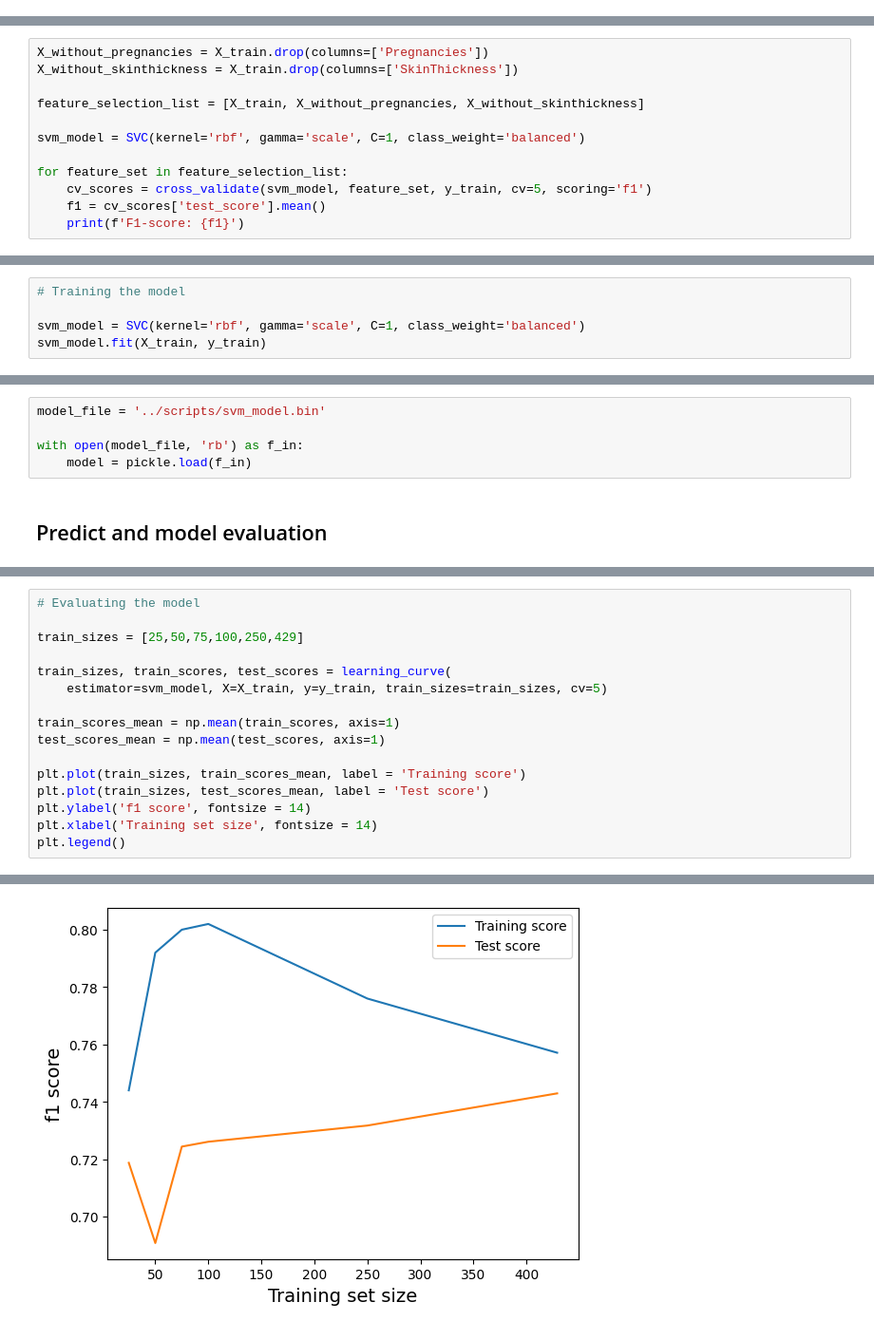
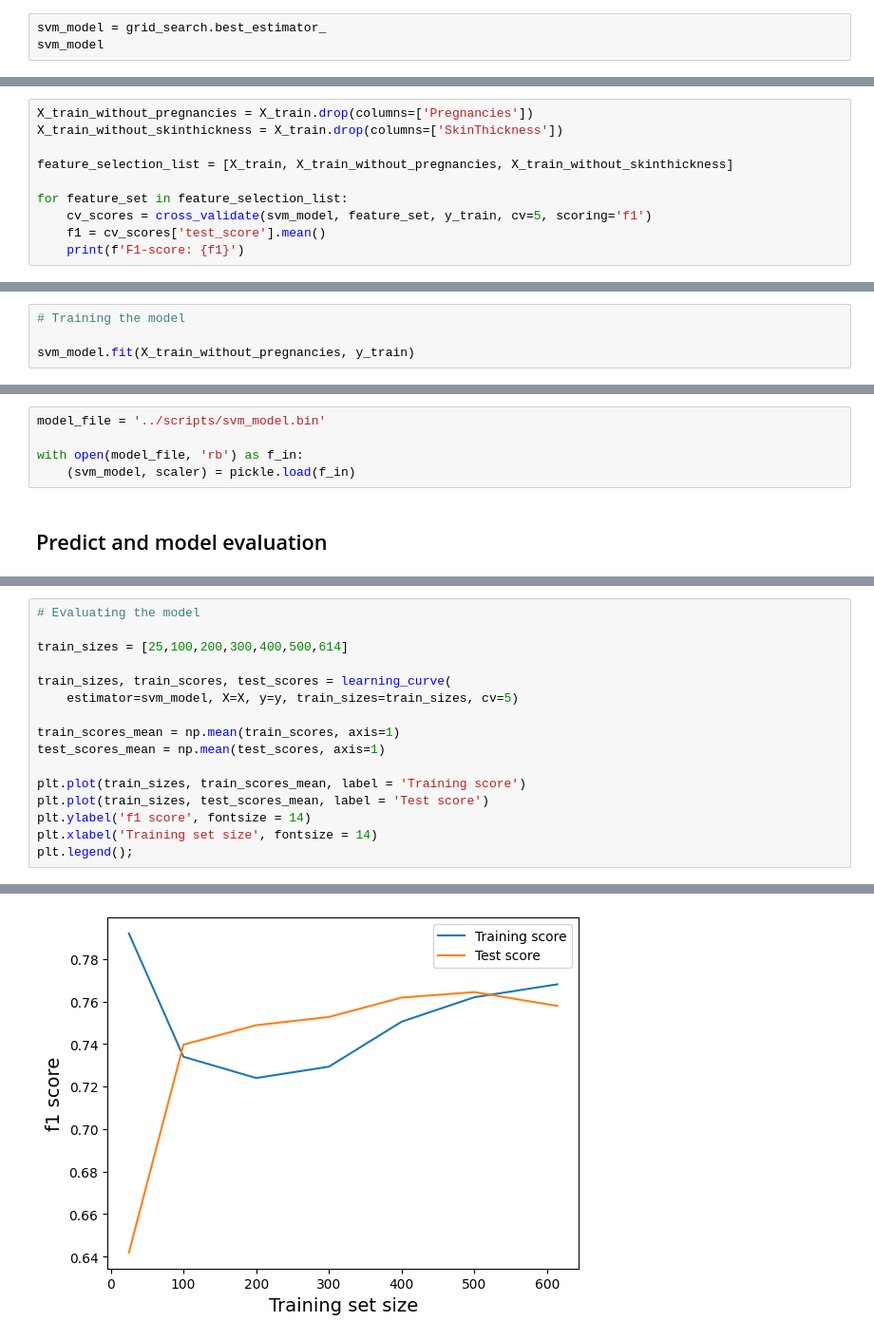
Before and after one commit to StefanieSenger/DiabetesAlert, a Jupyter notebook: notebooks/notebook.ipynb, the cells around one changed output, grey strips where cells are left out. Shown at 95% size. Saved outputs shown, nothing was run; the diff lists cells and outputs as text.

```diff
--- a/notebooks/notebook.ipynb
+++ b/notebooks/notebook.ipynb
@@ -237,3 +241,6 @@ Fitting 5 folds for each of 48 candidates, totalling 240 fits
 grid_search.best_params_
 # %% [output]
 {'C': 0.7, 'class_weight': 'balanced', 'gamma': 'scale', 'kernel': 'linear'}
+# %%
+svm_model = grid_search.best_estimator_
+svm_model
@@ -240,12 +249,10 @@ grid_search.best_params_
 # %% [markdown]
 After the grid search the SVM model has increased the F1 score by some percentages. Let's also experiment with feature selection for a moment:
 # %%
-X_without_pregnancies = X_train.drop(columns=['Pregnancies'])
-X_without_skinthickness = X_train.drop(columns=['SkinThickness'])
+X_train_without_pregnancies = X_train.drop(columns=['Pregnancies'])
+X_train_without_skinthickness = X_train.drop(columns=['SkinThickness'])
 
-feature_selection_list = [X_train, X_without_pregnancies, X_without_skinthickness]
-
-svm_model = SVC(kernel='rbf', gamma='scale', C=1, class_weight='balanced')
+feature_selection_list = [X_train, X_train_without_pregnancies, X_train_without_skinthickness]
 
 for feature_set in feature_selection_list:
     cv_scores = cross_validate(svm_model, feature_set, y_train, cv=5, scoring='f1')
@@ -262,6 +269,5 @@ Despite some correlation (as we have seen above when plotting the heat map), the
 # %%
 # Training the model
 
-svm_model = SVC(kernel='rbf', gamma='scale', C=1, class_weight='balanced')
-svm_model.fit(X_train, y_train)
+svm_model.fit(X_train_without_pregnancies, y_train)
 # %% [output]
@@ -279,7 +285,7 @@ with open(output_file, 'wb') as f_out:
 model_file = '../scripts/svm_model.bin'
 
 with open(model_file, 'rb') as f_in:
-    model = pickle.load(f_in)
+    (svm_model, scaler) = pickle.load(f_in)
 # %% [markdown]
 ## Predict and model evaluation
 # %%
@@ -288,10 +295,10 @@ y_pred = svm_model.predict(X_test)
 # %%
 # Evaluating the model
 
-train_sizes = [25,50,75,100,250,429]
+train_sizes = [25,100,200,300,400,500,614]
 
 train_sizes, train_scores, test_scores = learning_curve(
-    estimator=svm_model, X=X_train, y=y_train, train_sizes=train_sizes, cv=5)
+    estimator=svm_model, X=X, y=y, train_sizes=train_sizes, cv=5)
 
 train_scores_mean = np.mean(train_scores, axis=1)
 test_scores_mean = np.mean(test_scores, axis=1)
@@ -300,5 +307,5 @@ plt.plot(train_sizes, train_scores_mean, label = 'Training score')
 plt.plot(train_sizes, test_scores_mean, label = 'Test score')
 plt.ylabel('f1 score', fontsize = 14)
 plt.xlabel('Training set size', fontsize = 14)
-plt.legend()
+plt.legend();
 # %% [output]
@@ -306 +312 @@ plt.legend()
-[figure, old version]
+[figure, new version]
```
Also changed, not shown: parts of 18 cells of this notebook, 11 other files.
